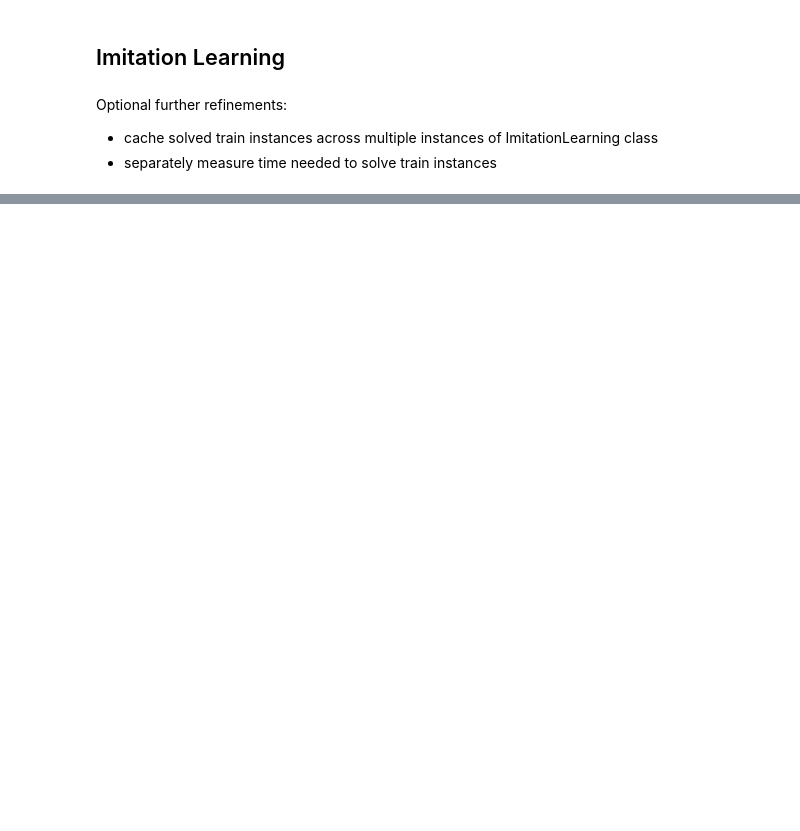
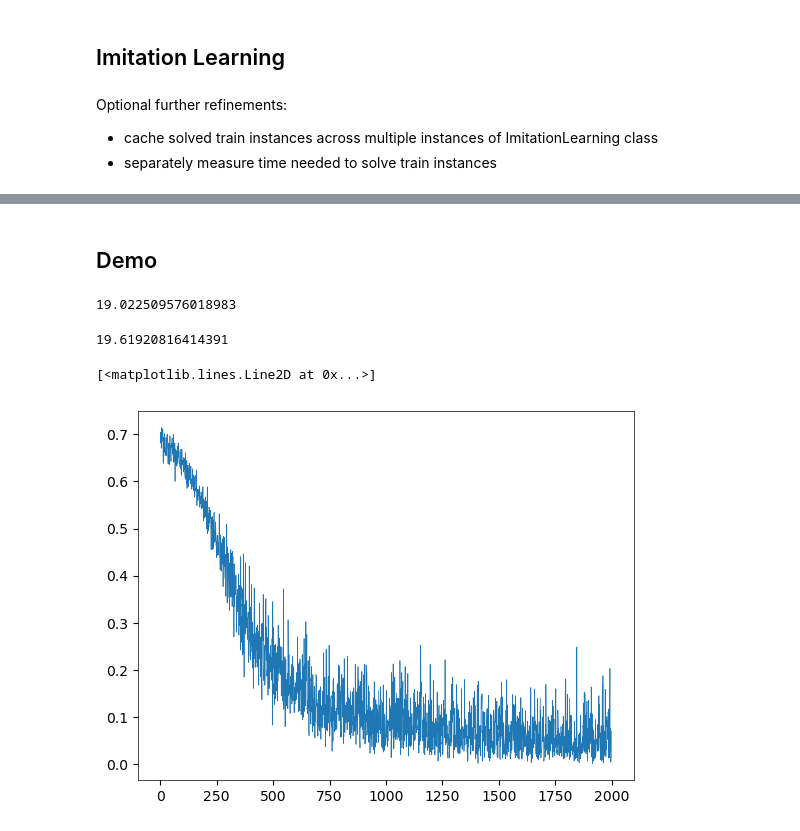
Before and after one commit to jeroenvanriel/traffic-scheduling, a Jupyter notebook: single/imitation.ipynb, the cells around one changed output, grey strips where cells are left out. Saved outputs shown, nothing was run; the diff lists cells and outputs as text; code cells hidden in the pictures; blank space fills up the shorter version.

```diff
--- a/single/imitation.ipynb
+++ b/single/imitation.ipynb
@@ -133,0 +201,38 @@ visualize(i)
+# %% [markdown]
+## Demo
+# %%
+from single.basics import bimodal_exponential, generate_instance
+F = bimodal_exponential(p=0.1, s1=0.1, s2= 5.6)
+gen = lambda: generate_instance(F, n=[20, 20, 20])
+# %%
+im = ImitationLearning()
+losses = im.train(gen)
+# %%
+N = 100
+total = 0
+instances = []
+for _ in tqdm(range(N), desc="Generating/solving train instances"):
+    # 1a. generate training instance
+    s = gen()
+
+    # 1b. compute optimal solution
+    s.solve(consolelog=False)
+    instances.append(s)
+
+    total += s.opt.delay
+print(total / N)
+# %% [output]
+19.022509576018983
+# %%
+score = 0
+for s in instances:
+    score += im.eval(s)
+print(score / len(instances))
+# %% [output]
+19.61920816414391
+# %%
+import matplotlib.pyplot as plt
+plt.plot(losses)
+# %% [output]
+[<matplotlib.lines.Line2D at 0x...>]
+[figure, added]
```
Also changed, not shown: parts of 13 cells of this notebook, 11 other files.
